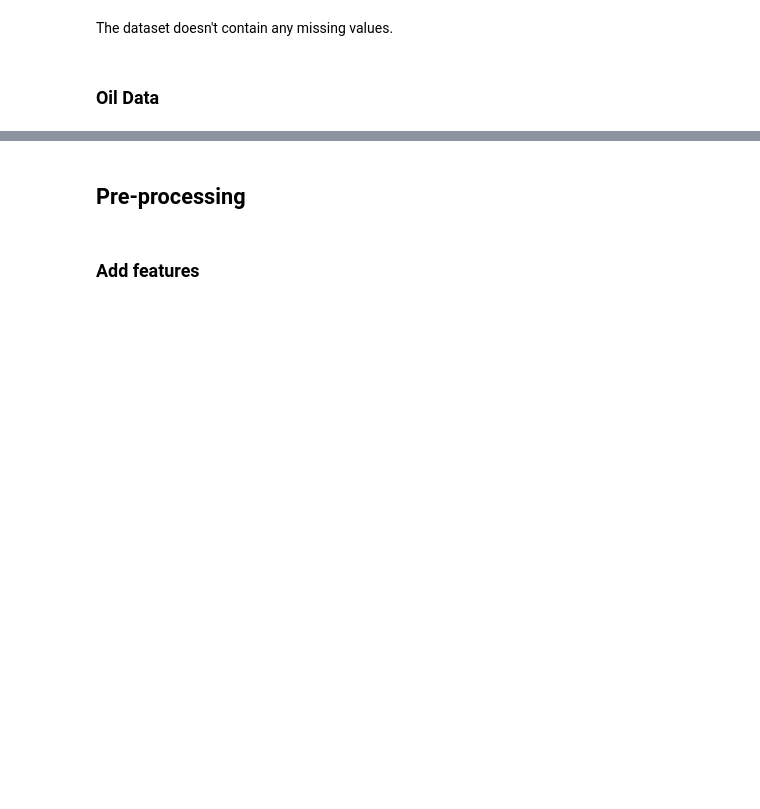
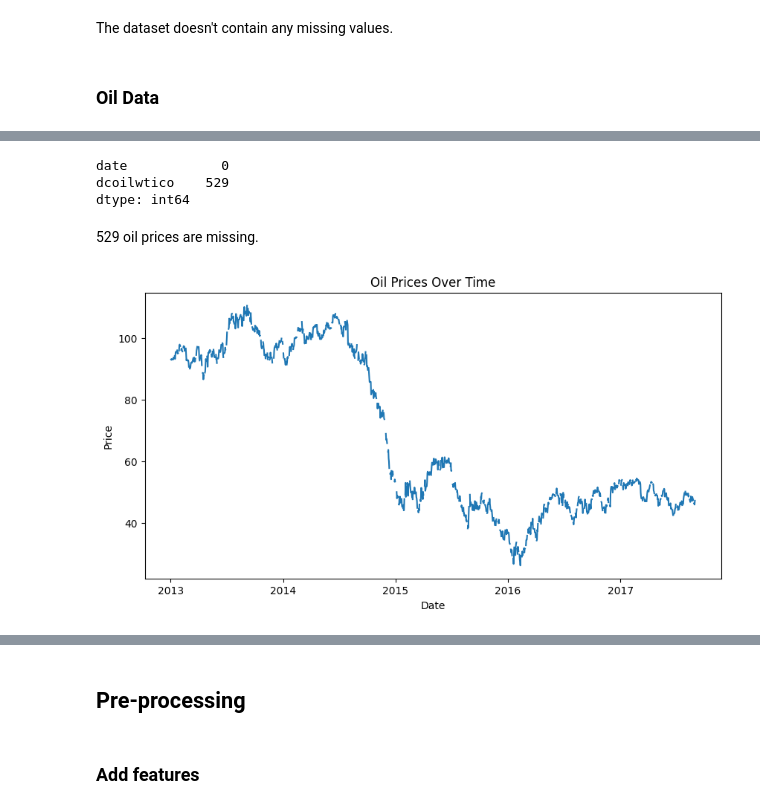
Before and after one commit to Milloz-dev/StoreSales-TimeSeriesForecasting, a Jupyter notebook: main.ipynb, the cells around one changed output, grey strips where cells are left out. Cells and saved outputs as stored; diff of their text form; code cells hidden in the pictures; blank space fills up the shorter version.

```diff
--- a/main.ipynb
+++ b/main.ipynb
@@ -217,18 +187,0 @@ max     110.620000
-# %%
-#Plot data
-
-# Ensure the date column is in datetime format
-oil_df['date'] = pd.to_datetime(oil_df['date'])
-
-# Sort by date to ensure correct ordering
-oil_df = oil_df.sort_values('date')
-
-# Plot the oil price over time
-plt.figure(figsize=(12, 6))
-plt.plot(oil_df['date'], oil_df['dcoilwtico'], label='Oil Price', color='blue')
-plt.title('Oil Prices Over Time')
-plt.xlabel('Date')
-plt.ylabel('Price')
-plt.legend()
-plt.grid(True)
-plt.show()
@@ -495,0 +199,7 @@ rolling doesn't seem to work well but Lag seems to be indicating price changes w
+# %%
+# Convert the date column type to datetime
+oil_df["date"] = pd.to_datetime(oil_df["date"])
+
+# Check amount of missing dates
+all_dates = pd.date_range(oil_df["date"].min(), oil_df["date"].max())
+all_dates.difference(oil_df["date"])
@@ -495,0 +235,17 @@ rolling doesn't seem to work well but Lag seems to be indicating price changes w
+# %%
+oil_df.isnull().sum()
+# %% [output]
+date            0
+dcoilwtico    529
+dtype: int64
+# %% [markdown]
+529 oil prices are missing.
+# %%
+plt.figure(figsize=(10, 5))
+plt.plot(oil_df["date"], oil_df["dcoilwtico"])
+plt.xlabel("Date")
+plt.ylabel("Price")
+plt.title("Oil Prices Over Time")
+plt.show()
+# %% [output]
+[figure, added]
```
Also changed, not shown: parts of 49 cells of this notebook.
